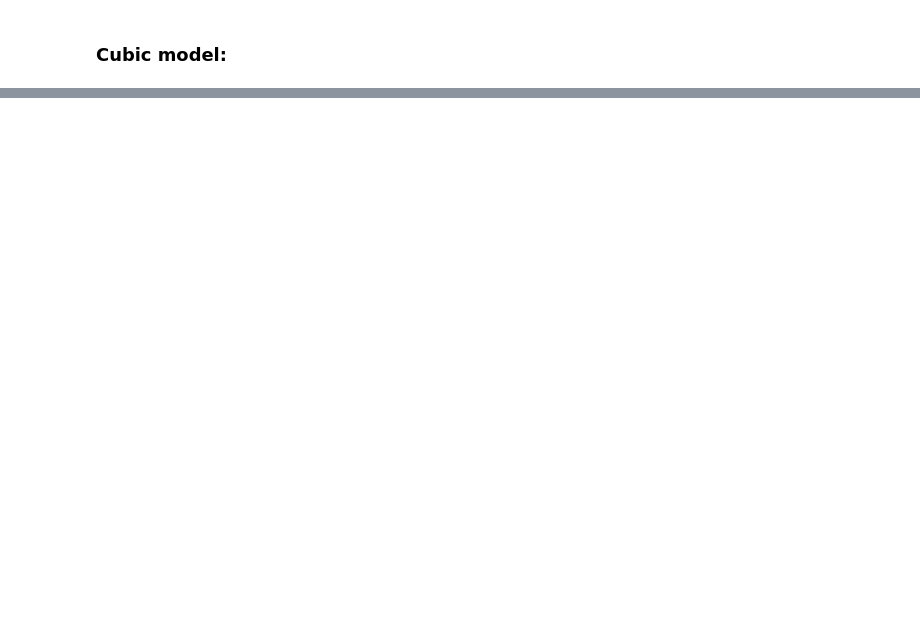
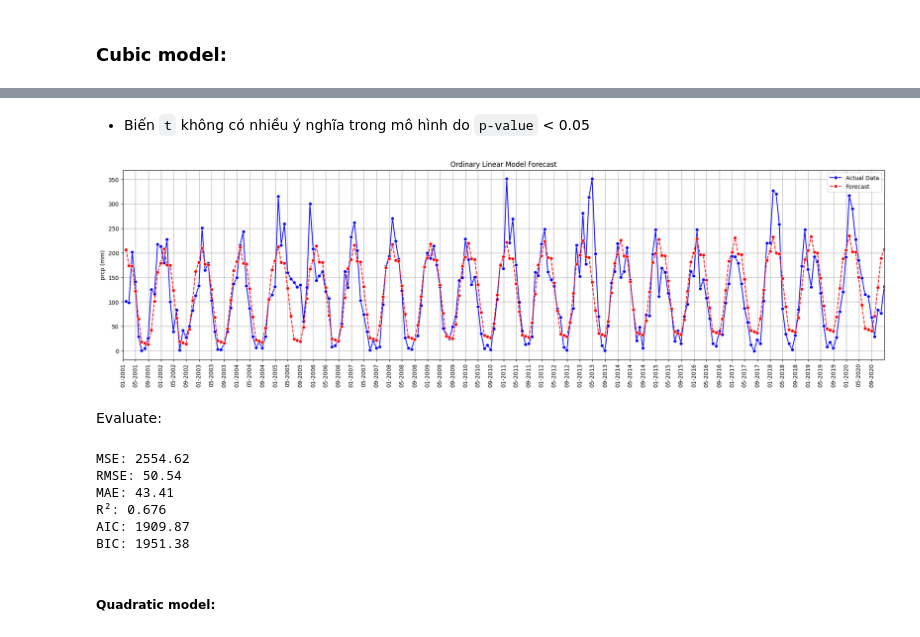
Before and after one commit to Kizza2014/time_series_climate_weather_surface_of_Brazil, a Jupyter notebook: models/ordinary_regression_model.ipynb, the cells around one changed output, grey strips where cells are left out. Cells and saved outputs as stored; diff of their text form; code cells hidden in the pictures; blank space fills up the shorter version.

```diff
--- a/models/ordinary_regression_model.ipynb
+++ b/models/ordinary_regression_model.ipynb
@@ -124,0 +317,4 @@ output3 = lm3.predict(seasonal_data[['index', 'index2', 'index3','s1', 's2', 's3
+# %%
+features = ['index', 'm1', 'm2', 'm3', 'm4', 'm5', 'm6', 'm7', 'm8', 'm9', 'm10', 'm11', 'm12']
+linear1 = OLS(monthly_train['prcp'], monthly_train[features]).fit()
+linear1.summary()
@@ -124,0 +352,48 @@ output3 = lm3.predict(seasonal_data[['index', 'index2', 'index3','s1', 's2', 's3
+# %% [markdown]
+- Biến `t` không có nhiều ý nghĩa trong mô hình do `p-value` < 0.05
+# %%
+output = linear1.predict(monthly_data[features])
+output_copy = pd.Series(output, index=pd.date_range(start='2001-01-01', end='2020-12-31', freq='ME'))
+
+plt.figure(figsize=(24, 6))
+sns.lineplot(monthly_data["prcp"], label="Actual Data", color="blue", marker="o")
+sns.lineplot(output_copy, label="Forecast", color="red", linestyle="dashed", marker='o')
+plt.xlim(pd.to_datetime("2001-01-01"), pd.to_datetime("2020-12-31"))
+plt.gca().xaxis.set_major_locator(mdates.MonthLocator(interval=4))
+plt.gca().xaxis.set_major_formatter(mdates.DateFormatter('%m-%Y'))
+plt.xticks(rotation=90)
+plt.grid(True)
+plt.ylabel("prcp (mm)")
+plt.title("Ordinary Linear Model Forecast")
+plt.legend()
+# plt.savefig('../forecast/monthly_ordinary_cubic_model.png')
+plt.show()
+# %% [output]
+[figure, added]
+# %% [markdown]
+Evaluate:
+# %%
+from sklearn.metrics import mean_squared_error, mean_absolute_error, r2_score
+
+mse = mean_squared_error(monthly_test['prcp'], output[-60:])
+rmse = mse ** 0.5
+mae = mean_absolute_error(monthly_test['prcp'], output[-60:])
+r2 = r2_score(monthly_test['prcp'], output[-60:])
+aic = linear1.aic
+bic = linear1.bic
+
+print(f"MSE: {mse:.2f}")
+print(f"RMSE: {rmse:.2f}")
+print(f"MAE: {mae:.2f}")
+print(f"R²: {r2:.3f}")
+print(f"AIC: {aic:.2f}")
+print(f"BIC: {bic:.2f}")
+# %% [output]
+MSE: 2554.62
+RMSE: 50.54
+MAE: 43.41
+R²: 0.676
+AIC: 1909.87
+BIC: 1951.38
+# %% [markdown]
+##### Quadratic model:
```
Also changed, not shown: parts of 42 cells of this notebook, 5 other files.
